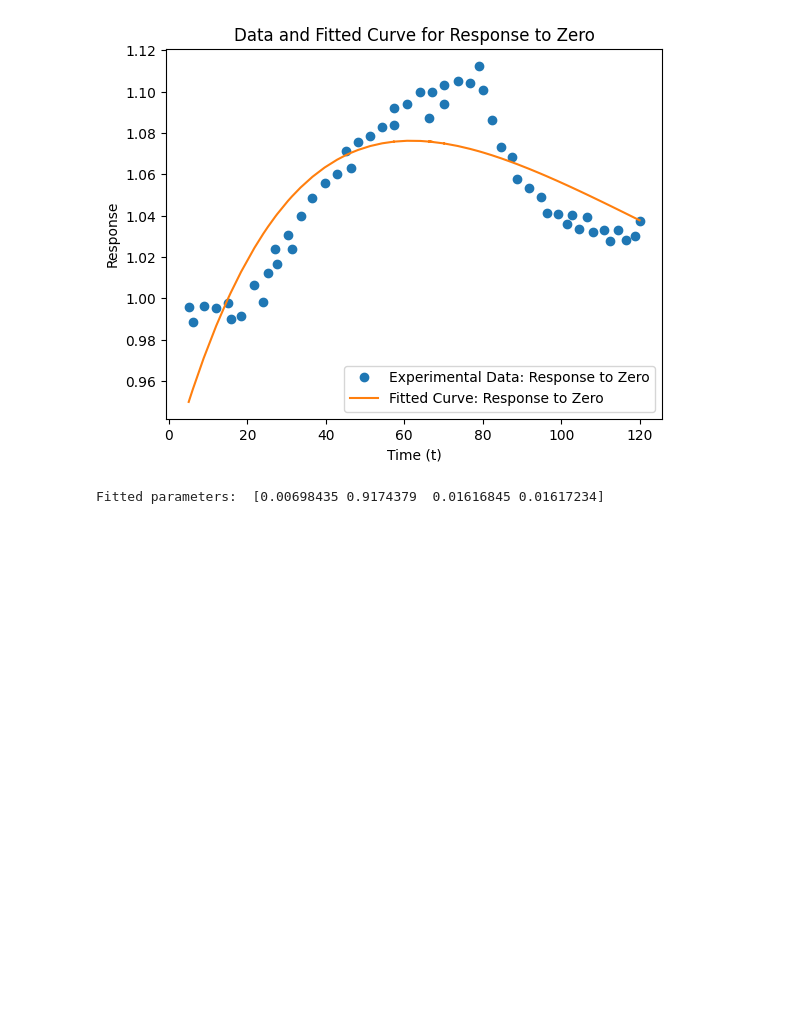
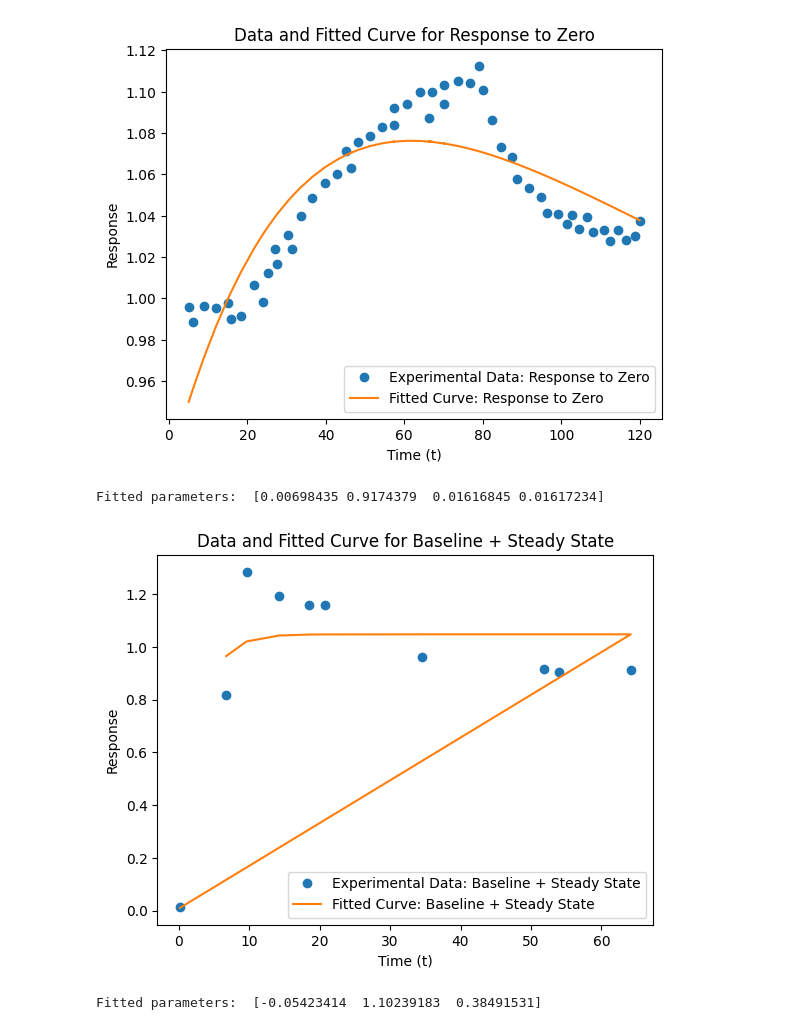
Before and after one commit to Ara101/Data_extraction_kinetic_signaling_data, a Jupyter notebook: Code/python/rate_kinetics_final.ipynb, the cells around one changed output. Drawn from its saved outputs; the diff is of its cells as text; code cells hidden in the pictures; blank space fills up the shorter version.

Commit message:
all fitted plots

```diff
--- a/Code/python/rate_kinetics_final.ipynb
+++ b/Code/python/rate_kinetics_final.ipynb
@@ -371,3 +371,12 @@ plot_data(response_to_zero, data.iloc[:, 0], data.iloc[:, 1], response_to_zero,
 # %% [output]
 [figure]
 Fitted parameters:  [0.00698435 0.9174379  0.01616845 0.01617234]
+# %%
+data = importCleanData("Daly_2023_Fig_3B_data.xlsx", "Sheet1", [0,1])
+
+param_k, pcov_k = fit_data(data.iloc[:, 0], data.iloc[:, 1], p0 = [0.1, 0.9, 0.05], assumption = "baseline+steadystate")
+
+plot_data(baseline_steadystate_response, data.iloc[:, 0], data.iloc[:, 1], baseline_steadystate_response, param_k, "Baseline + Steady State")
+# %% [output]
+[figure, added]
+Fitted parameters:  [-0.05423414  1.10239183  0.38491531]
```
Also changed, not shown: parts of 6 cells of this notebook.
